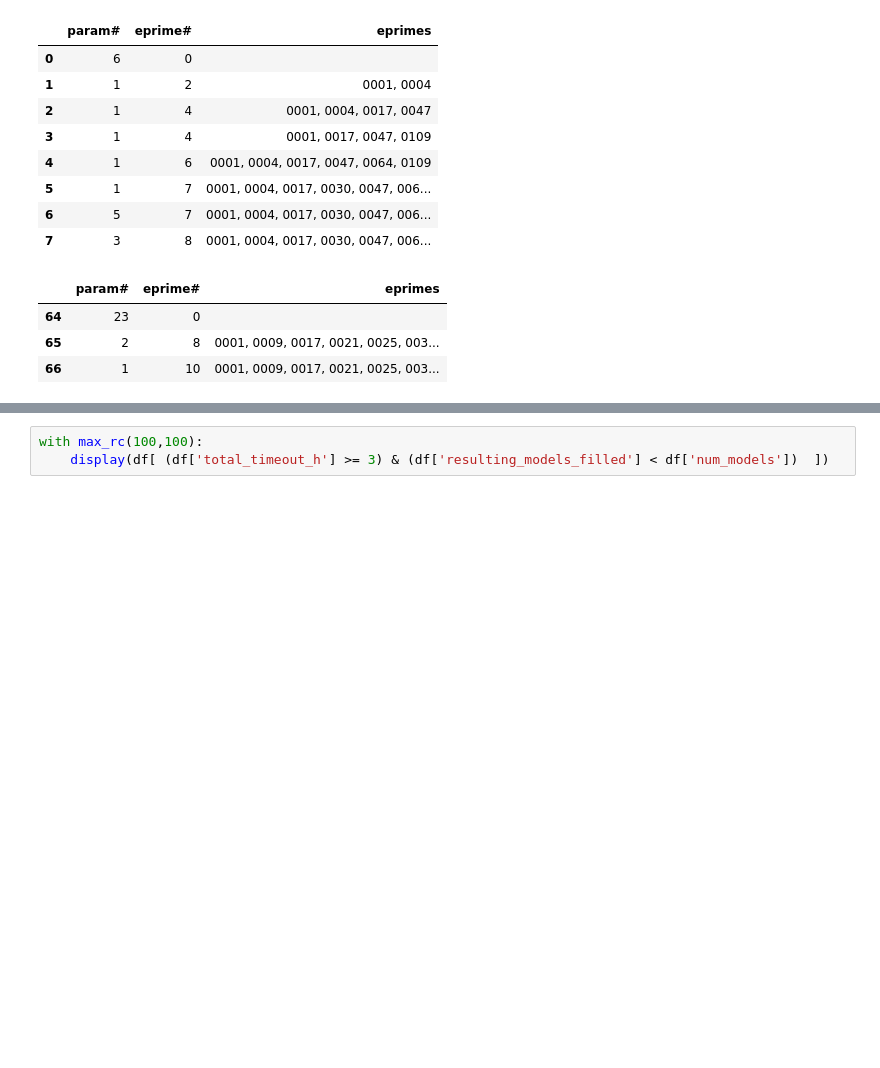
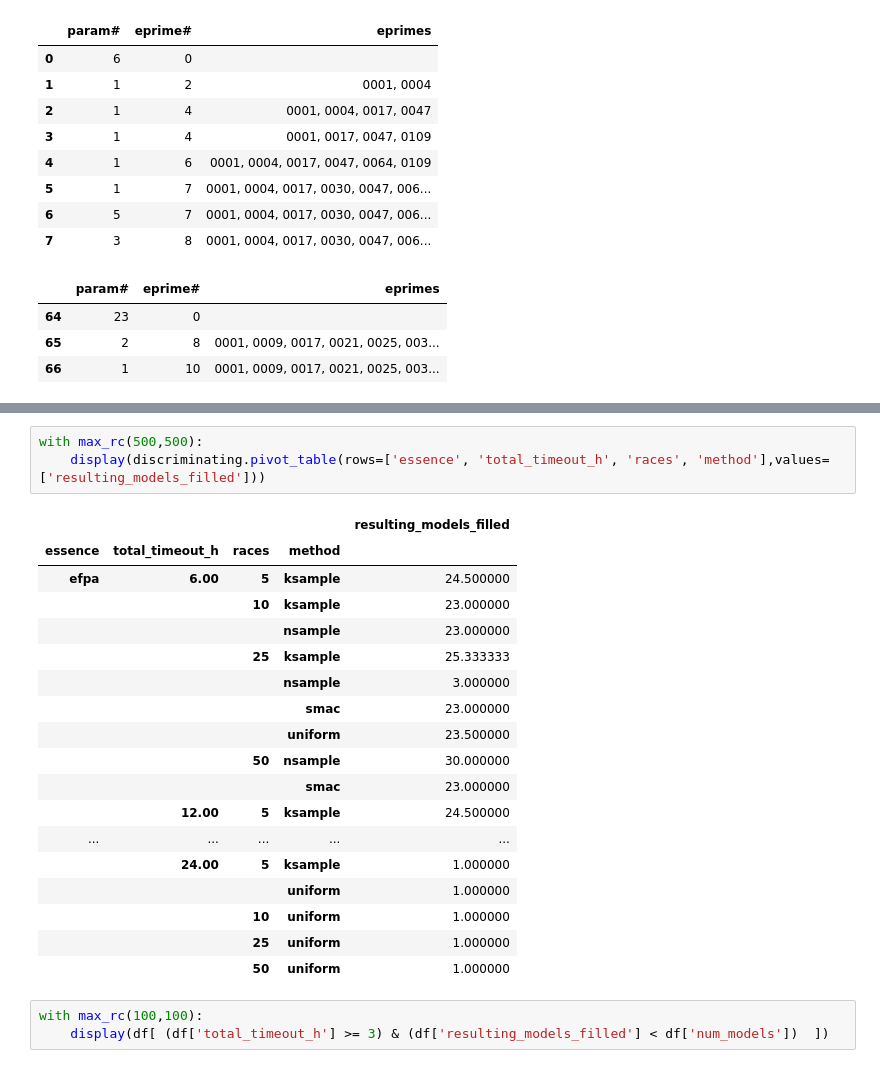
Before and after one commit to Bilalh/Gen, a Jupyter notebook: scripts/parse_results/useful.ipynb, the cells around one changed output, grey strips where cells are left out. Cells and saved outputs as stored; diff of their text form; blank space fills up the shorter version.

```diff
--- a/scripts/parse_results/useful.ipynb
+++ b/scripts/parse_results/useful.ipynb
@@ -576,3 +583,25 @@ Wall time: 1.89 s
+# %%
+with max_rc(500,500):
+    display(discriminating.pivot_table(rows=['essence', 'total_timeout_h', 'races', 'method'],values=['resulting_models_filled']))
+# %% [output]
+|  |  |  |  | resulting_models_filled |
+| essence | total_timeout_h | races | method |  |
+| efpa | 6.00 | 5 | ksample | 24.500000 |
+|  |  | 10 | ksample | 23.000000 |
+|  |  |  | nsample | 23.000000 |
+|  |  | 25 | ksample | 25.333333 |
+|  |  |  | nsample | 3.000000 |
+|  |  |  | smac | 23.000000 |
+|  |  |  | uniform | 23.500000 |
+|  |  | 50 | nsample | 30.000000 |
+|  |  |  | smac | 23.000000 |
+|  | 12.00 | 5 | ksample | 24.500000 |
+| ... | ... | ... | ... | ... |
+|  | 24.00 | 5 | ksample | 1.000000 |
+|  |  |  | uniform | 1.000000 |
+|  |  | 10 | uniform | 1.000000 |
+|  |  | 25 | uniform | 1.000000 |
+|  |  | 50 | uniform | 1.000000 |
 # %%
 with max_rc(100,100):
     display(df[ (df['total_timeout_h'] >= 3) & (df['resulting_models_filled'] < df['num_models'])  ])
```
Also changed, not shown: parts of 4 cells of this notebook.
